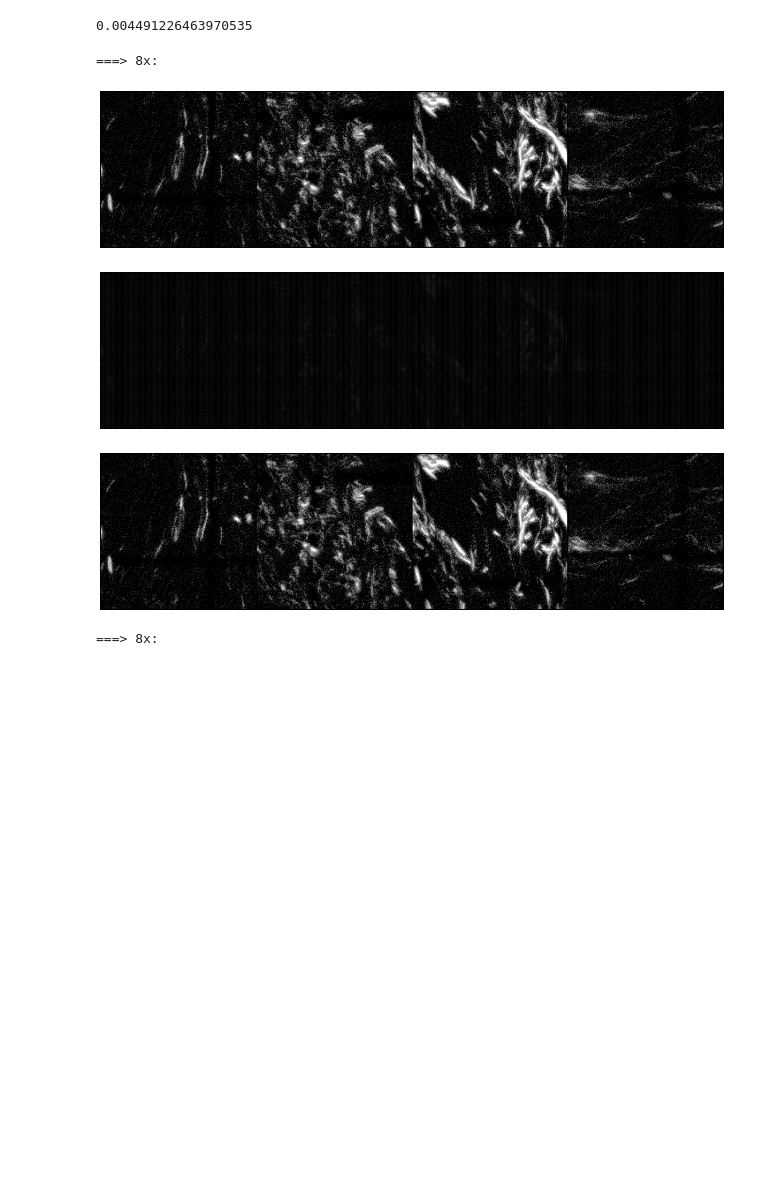
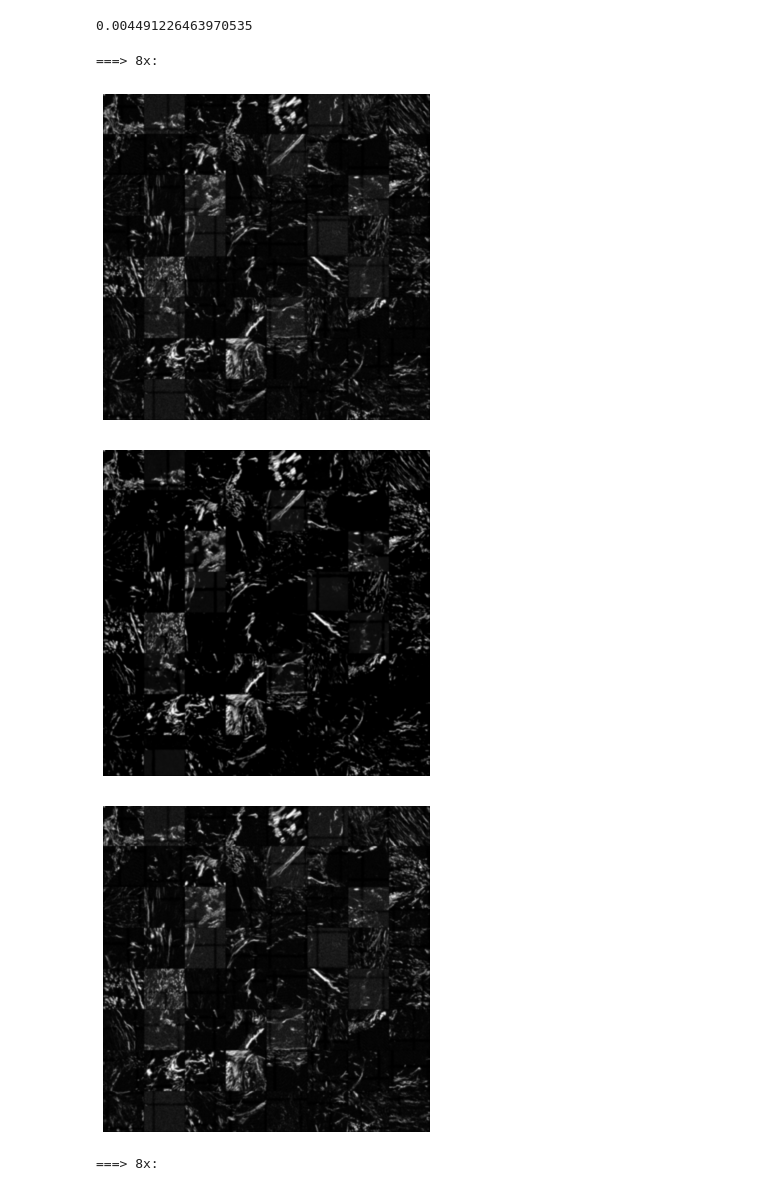
Before and after one commit to aarush-umap/lsm-run-time-enhancement, a Jupyter notebook: train-self-single.ipynb, the cells around one changed output. Cells and saved outputs as stored; diff of their text form; code cells hidden in the pictures; blank space fills up the shorter version.

```diff
--- a/train-self-single.ipynb
+++ b/train-self-single.ipynb
@@ -138,6 +136,7 @@ def train(args, epoch, run, l, p, dataloader, gan=True):
 # %%
 def print_output(trained_model, p, t, dataloader_valid):
     generator.eval()
+    os.makedirs('print', exist_ok=True)
     with torch.no_grad():
         print("===> 8x:")
         for iteration, batch in enumerate(dataloader_valid):
@@ -157,22 +156,25 @@ def print_output(trained_model, p, t, dataloader_valid):
 #             prediction = real_mid
 #             print(prediction.shape)
             target = target.float()
-            imgs_input = imgs_input[4:8, :, :, :]
-            prediction = prediction[4:8, :, :, :]
-            target = target[4:8, :, :, :]
+            imgs_input = imgs_input[:, :, :, :]
+            prediction = prediction[:, :, :, :]
+            target = target[:, :, :, :]
             plt.figure(figsize=(20, 6))
             grid = utils.make_grid(imgs_input).cpu()
+            utils.save_image(grid, 'print/input.tif')
             input_downsampled = grid.numpy().transpose((1, 2, 0))
-            plt.imshow(input_downsampled)
+            plt.imshow(input_downsampled, interpolation='bicubic')
             plt.axis('off')
             plt.figure(figsize=(20, 6))
             grid = utils.make_grid(prediction).cpu()
+            utils.save_image(grid, 'print/output.tif')
             prediction = np.clip(grid.numpy().transpose((1, 2, 0)), 0, 1)
-            plt.imshow(prediction)
+            plt.imshow(prediction, interpolation='bicubic')
             plt.axis('off')
             plt.figure(figsize=(20, 6))
             grid = utils.make_grid(target).cpu()
+            utils.save_image(grid, 'print/target.tif')
             target = grid.numpy().transpose((1, 2, 0))
-            plt.imshow(target)
+            plt.imshow(target, interpolation='bicubic')
             plt.axis('off')
             break
@@ -210,11 +250,11 @@ def test(args, generator, p, dataloader, criterion):
 # %%
 args = argparse.Namespace()
 args.img_channel = 1
-args.batch_size = 16
+args.batch_size = 64
 args.patch_size = 512
 args.up_scale = 5
 args.num_workers = 0
-args.num_epochs = 200
+args.num_epochs = 100
 args.g_lr = 0.0001
 args.d_lr = 0.00001
 args.dataset = 'TMA'
@@ -223,7 +263,7 @@ args.normalize = None
 args.percep_weight = 0.02
 args.dropout_rate = 0.05
 args.average_factor = 100
-args.run_from = "2021-03-23--22-09-35"
+args.run_from = None
 args.start_epoch = 1
 args.gan = True
 # %%
@@ -232,7 +272,7 @@ data.generate_compress_csv()
 valid_dataset = data_loader(args, 'valid')
 data.show_patch(valid_dataset, 0)
 # define model
-generator = models.Generator(args.img_channel, base_channel=16, norm='instance')
+generator = models.Generator(args.img_channel, base_channel=8, norm='instance')
 # generator = models.Net(args.img_channel, upscale_factor=2)
 generator.to(device);
 discriminator = models.Discriminator(args.img_channel, norm='batch')
@@ -264,7 +302,7 @@ scheduler_D = torch.optim.lr_scheduler.CosineAnnealingLR(optimizer_D, args.num_e
 # %%
 warnings.filterwarnings('ignore')
 # %%
-run = datetime.now().strftime("%Y-%m-%d--%H-%M-%S")
+run = 'self-0.05-full' + '-' + datetime.now().strftime("%Y-%m-%d--%H-%M-%S")
 train_dataset = data_loader(args, 'train')
 l = args.percep_weight
 p = args.dropout_rate
@@ -303,15 +324,15 @@ test_loss
 # %% [output]
 0.004491226463970535
 # %%
-t = 100
+t = 1000
 l = args.percep_weight
 p = args.dropout_rate
 print_output(generator, p, t, valid_dataset)
 # %% [output]
 ===> 8x:
-[figure, old version]
+[figure, new version]
-[figure, old version]
+[figure, new version]
-[figure, old version]
+[figure, new version]
 # %%
 t = 100
 l = args.percep_weight
```
Also changed, not shown: parts of 8 cells of this notebook, 21 other files.
